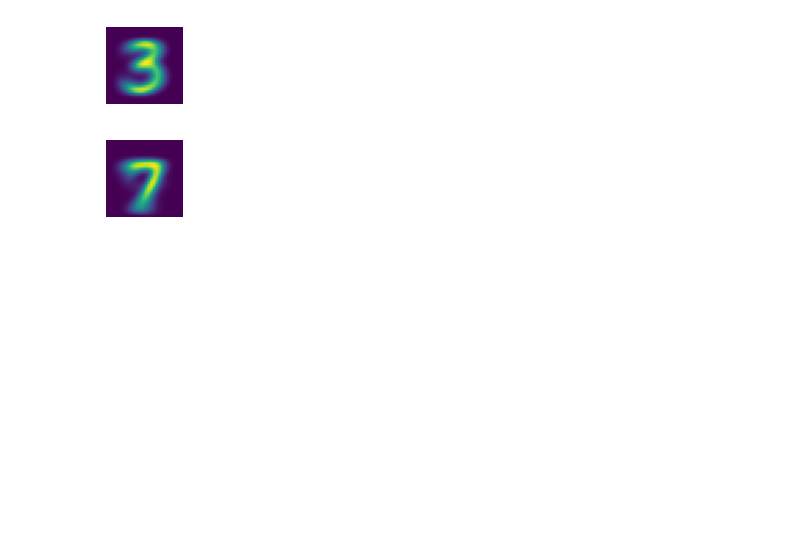
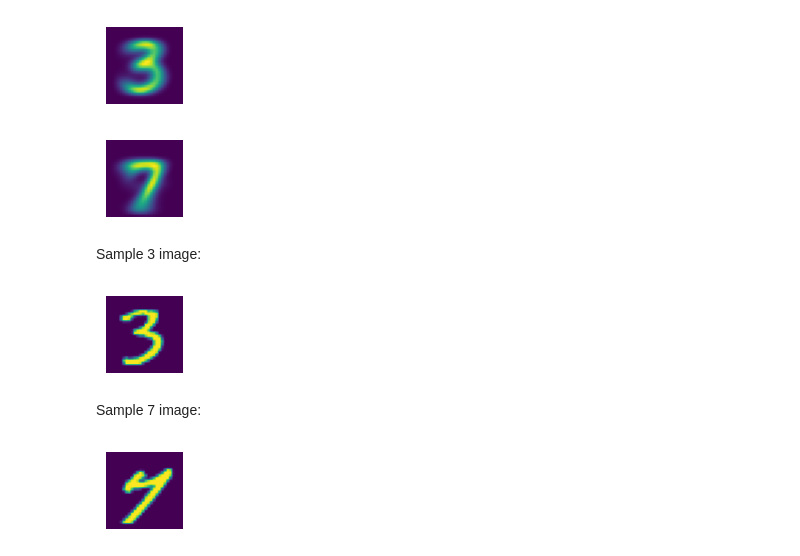
Before and after one commit to Felforge/3_and_7_identifier, a Jupyter notebook: 3_and_7_identifier.ipynb, the cells around one changed output. Saved outputs shown, nothing was run; the diff lists cells and outputs as text; code cells hidden in the pictures; blank space fills up the shorter version.

```diff
--- a/3_and_7_identifier.ipynb
+++ b/3_and_7_identifier.ipynb
@@ -121,3 +121,17 @@ show_image(mean7)
 <Axes: >
 [figure]
 [figure]
+# %% [markdown]
+Sample 3 image:
+# %%
+a_3 = stacked_threes[1]
+show_image(a_3);
+# %% [output]
+[figure, added]
+# %% [markdown]
+Sample 7 image:
+# %%
+a_7 = stacked_sevens[1]
+show_image(a_7);
+# %% [output]
+[figure, added]
```
Also changed, not shown: parts of 18 cells of this notebook, 2 other files.
